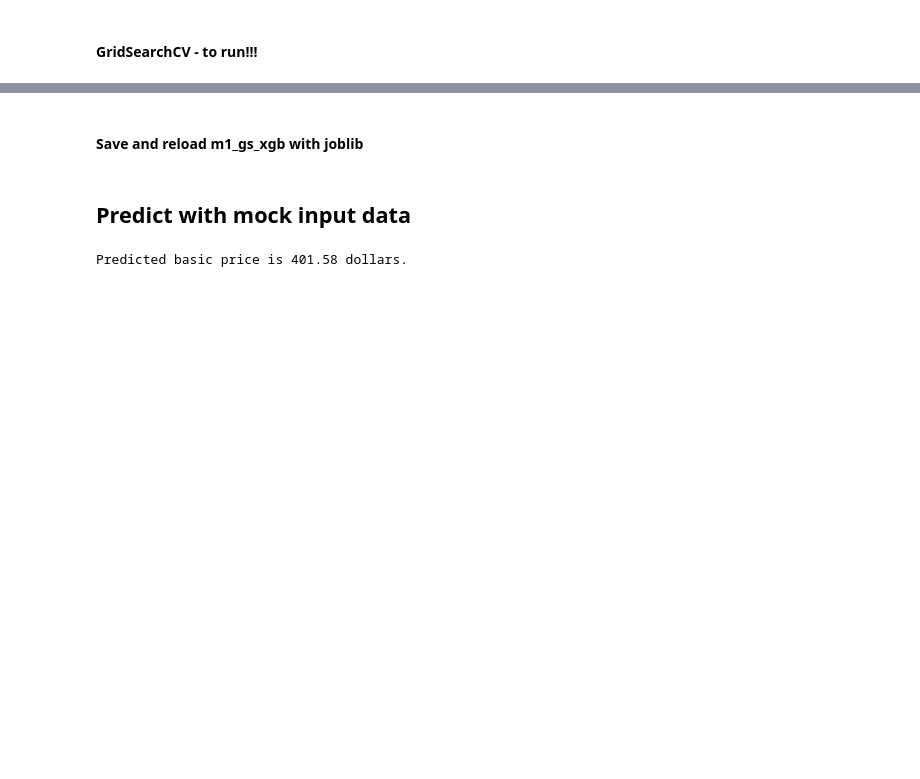
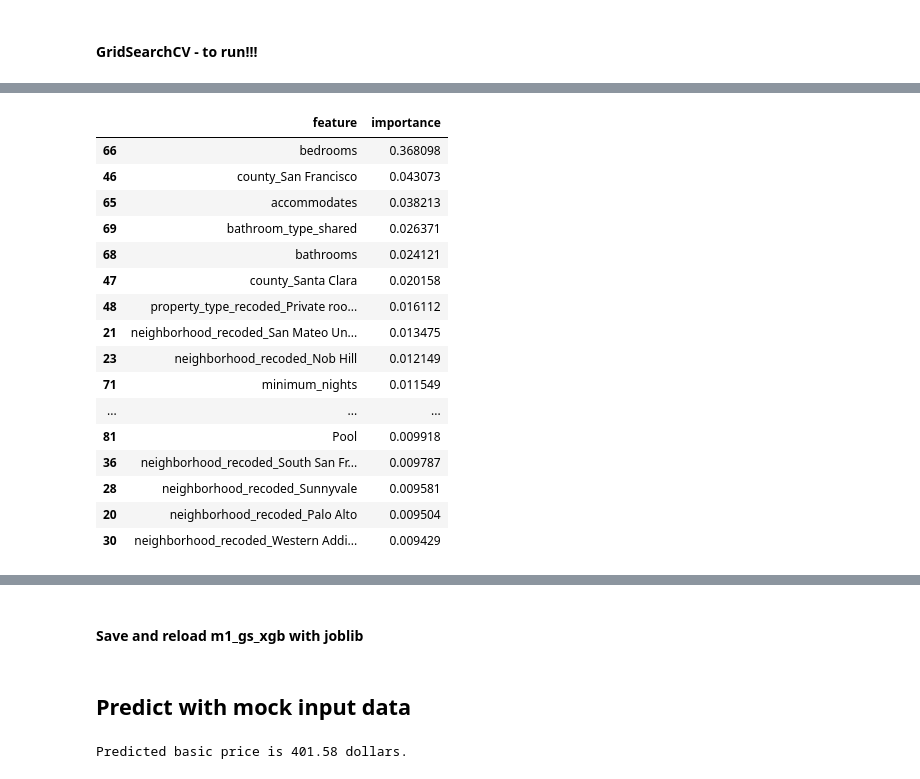
Before and after one commit to AnnieW2014/GA_Capstone, a Jupyter notebook: Code/Capstone_ListingData_Modeling_AW.ipynb, the cells around one changed output, grey strips where cells are left out. Drawn from its saved outputs; the diff is of its cells as text; code cells hidden in the pictures; blank space fills up the shorter version.

```diff
--- a/Code/Capstone_ListingData_Modeling_AW.ipynb
+++ b/Code/Capstone_ListingData_Modeling_AW.ipynb
@@ -453,16 +695,28 @@ print(datetime.datetime.now())
 # %%
-# predict
-m1_gs_xgb_pred_train = m1_gs_xgb.predict(X_train)
-m1_gs_xgb_pred_test = m1_gs_xgb.predict(X_test)
+# feature importance
+m1_gs_xgb_feature_importance = pd.DataFrame({'feature': m1_gs_xgb.best_estimator_['ohe'].get_feature_names(),
+                                         'importance': m1_gs_xgb.best_estimator_['xgb'].feature_importances_})
 
-# evaluate
-m1_gs_xgb_R2_train = m1_gs_xgb.score(X_train, y_train)
-m1_gs_xgb_R2_test = m1_gs_xgb.score(X_test, y_test)
-print(f'm1_gs_xgb_R2_train: {m1_gs_xgb_R2_train}')
-print(f'm1_gs_xgb_R2_test: {m1_gs_xgb_R2_test}')
+m1_gs_xgb_feature_importance.to_csv('../Data/m1_gs_xgb_feature_importance.csv')
+m1_gs_xgb_feature_importance.sort_values('importance', ascending=False).head(20)
 
-m1_gs_xgb_mse_train = metrics.mean_squared_error(y_train, m1_gs_xgb_pred_train)
-m1_gs_xgb_mse_test = metrics.mean_squared_error(y_test, m1_gs_xgb_pred_test)
-print(f'm1_gs_xgb_mse_train: {m1_gs_xgb_mse_train}')
-print(f'm1_gs_xgb_mse_test: {m1_gs_xgb_mse_test}')
+# There are ?? features that are more important than the 'random' column.
+# %% [output]
+|  | feature | importance |
+| 66 | bedrooms | 0.368098 |
+| 46 | county_San Francisco | 0.043073 |
+| 65 | accommodates | 0.038213 |
+| 69 | bathroom_type_shared | 0.026371 |
+| 68 | bathrooms | 0.024121 |
+| 47 | county_Santa Clara | 0.020158 |
+| 48 | property_type_recoded_Private roo... | 0.016112 |
+| 21 | neighborhood_recoded_San Mateo Un... | 0.013475 |
+| 23 | neighborhood_recoded_Nob Hill | 0.012149 |
+| 71 | minimum_nights | 0.011549 |
+| ... | ... | ... |
+| 81 | Pool | 0.009918 |
+| 36 | neighborhood_recoded_South San Fr... | 0.009787 |
+| 28 | neighborhood_recoded_Sunnyvale | 0.009581 |
+| 20 | neighborhood_recoded_Palo Alto | 0.009504 |
+| 30 | neighborhood_recoded_Western Addi... | 0.009429 |
 # %%
```
Also changed, not shown: parts of 62 cells of this notebook.
